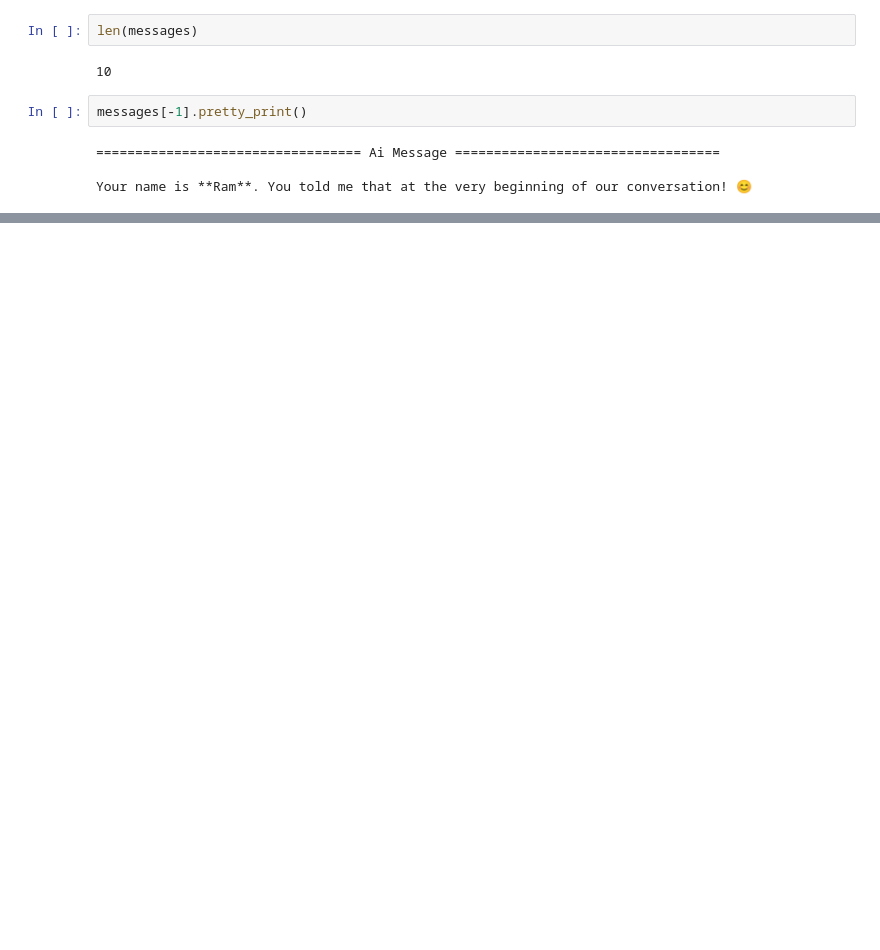
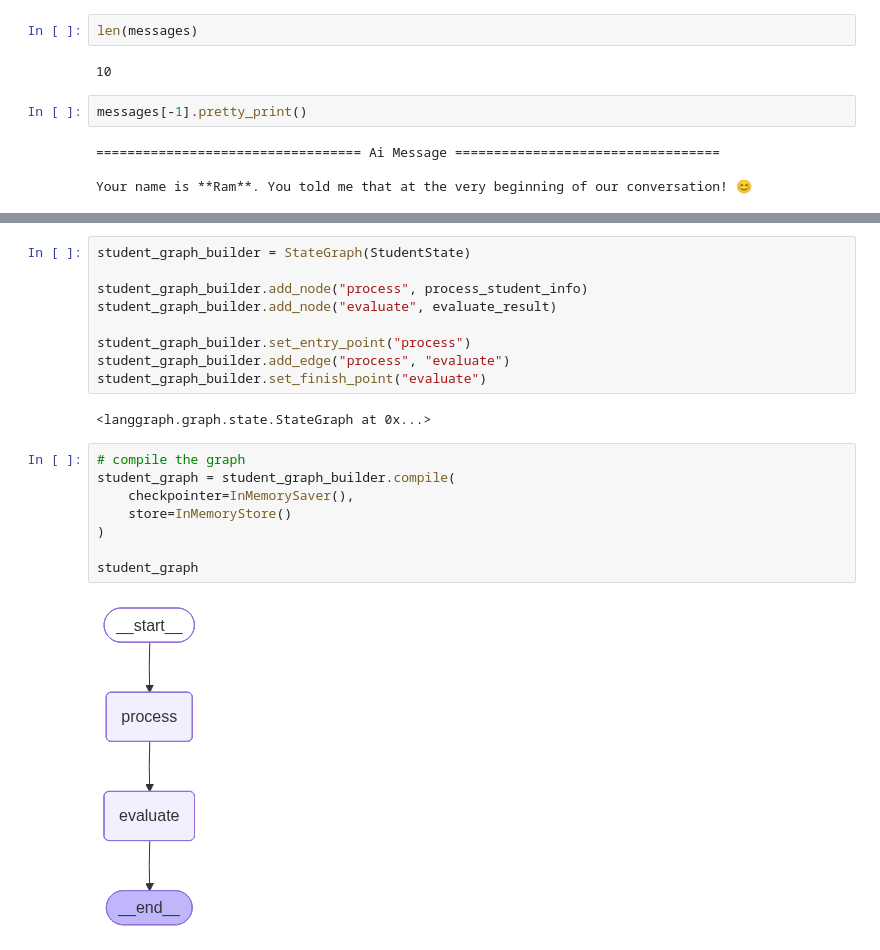
Before and after one commit to GenAIDevelopment/agenticai, a Jupyter notebook: apr26/langgraph/hello_langgraph/novice/state_centric.ipynb, the cells around one changed output, grey strips where cells are left out. Saved outputs shown, nothing was run; the diff lists cells and outputs as text; blank space fills up the shorter version.

Commit message:
Added long term memory

```diff
--- a/apr26/langgraph/hello_langgraph/novice/state_centric.ipynb
+++ b/apr26/langgraph/hello_langgraph/novice/state_centric.ipynb
@@ -426,0 +461,21 @@ Your name is **Ram**. You told me that at the very beginning of our conversation
+# %%
+student_graph_builder = StateGraph(StudentState)
+
+student_graph_builder.add_node("process", process_student_info)
+student_graph_builder.add_node("evaluate", evaluate_result)
+
+student_graph_builder.set_entry_point("process")
+student_graph_builder.add_edge("process", "evaluate")
+student_graph_builder.set_finish_point("evaluate")
+# %% [output]
+<langgraph.graph.state.StateGraph at 0x...>
+# %%
+# compile the graph
+student_graph = student_graph_builder.compile(
+    checkpointer=InMemorySaver(),
+    store=InMemoryStore()
+)
+
+student_graph
+# %% [output]
+[figure, added]
```
Also changed, not shown: parts of 21 cells of this notebook.
